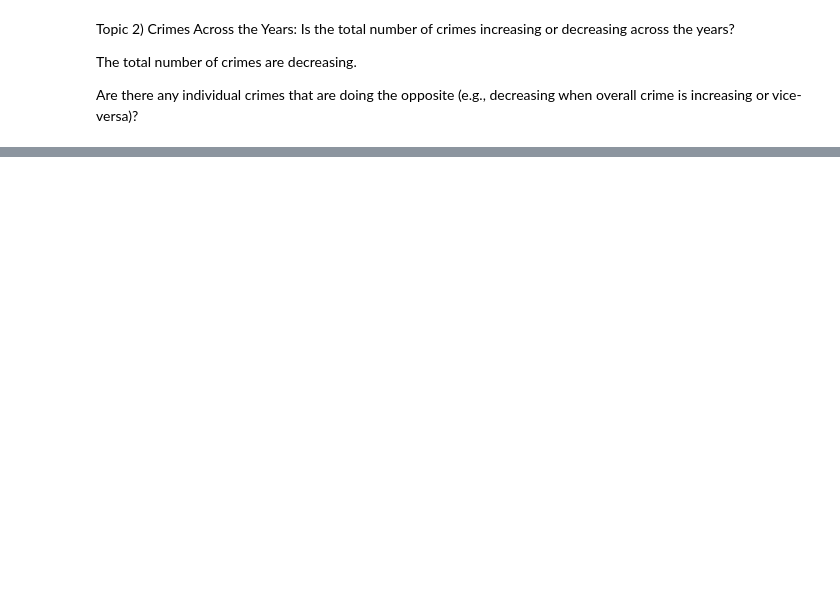
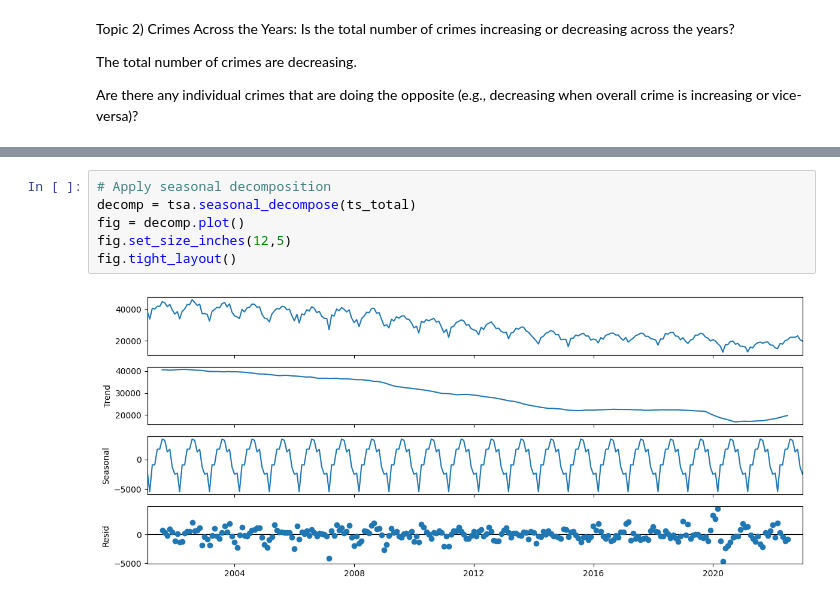
Before and after one commit to mahmoudarekat/ChicagoCrime, a Jupyter notebook: ChicagoCrime.ipynb, the cells around one changed output, grey strips where cells are left out. Drawn from its saved outputs; the diff is of its cells as text; blank space fills up the shorter version.

```diff
--- a/ChicagoCrime.ipynb
+++ b/ChicagoCrime.ipynb
@@ -123,0 +319,8 @@ Are there any individual crimes that are doing the opposite (e.g., decreasing wh
+# %%
+# Apply seasonal decomposition
+decomp = tsa.seasonal_decompose(ts_total)
+fig = decomp.plot()
+fig.set_size_inches(12,5)
+fig.tight_layout()
+# %% [output]
+[figure, added]
```
Also changed, not shown: parts of 57 cells of this notebook.
